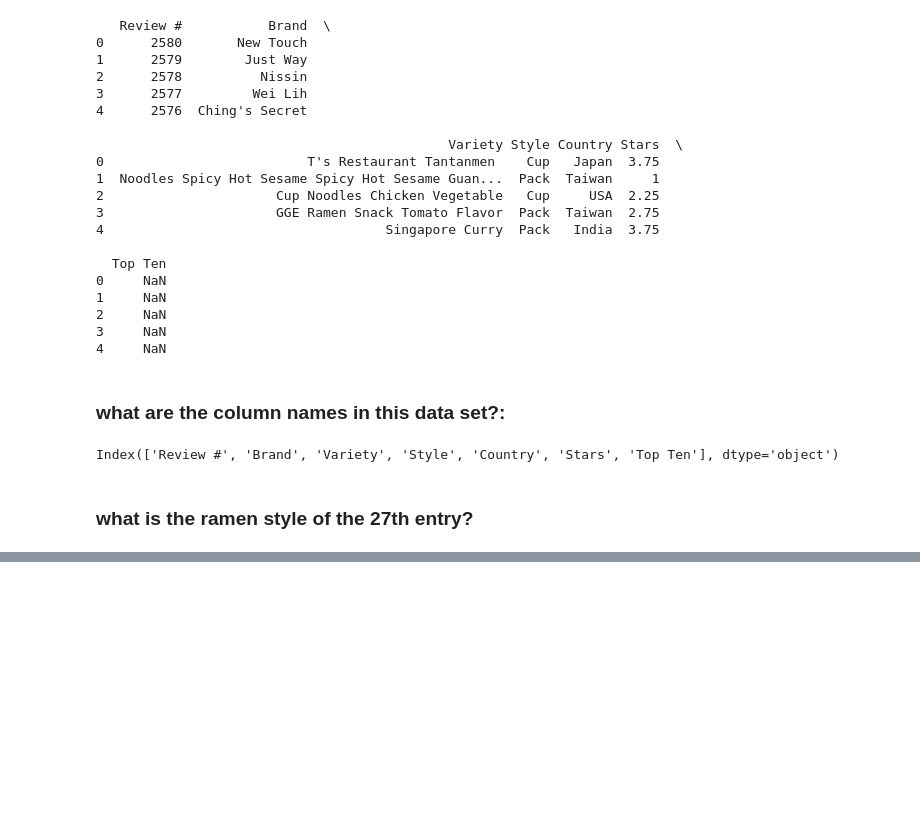
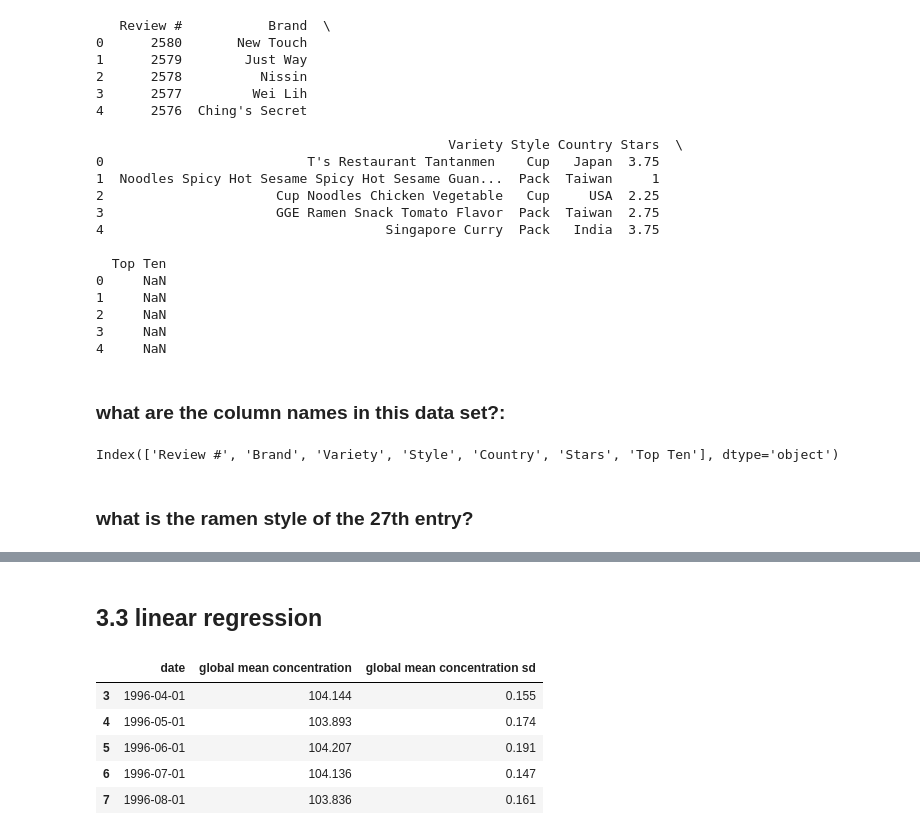
Before and after one commit to maddyszanto/pythondecal, a Jupyter notebook: homework11/homework11.ipynb, the cells around one changed output, grey strips where cells are left out. Saved outputs shown, nothing was run; the diff lists cells and outputs as text; code cells hidden in the pictures; blank space fills up the shorter version.

```diff
--- a/homework11/homework11.ipynb
+++ b/homework11/homework11.ipynb
@@ -75,0 +148,31 @@ Index(['Review #', 'Brand', 'Variety', 'Style', 'Country', 'Stars', 'Top Ten'],
+# %% [markdown]
+## 3.3 linear regression
+# %%
+from astropy.table import Table
+
+table = Table.read("global_CCl4_MM.dat", comment="#", format="ascii")
+
+df_cc = table.to_pandas()
+
+df_cc["date"] = pd.to_datetime(
+    dict(year=df_cc["CCl4ottoyr"], month=df_cc["CCl4ottomon"], day=1)
+)
+
+df_cc = df_cc.rename(
+    columns={
+        "CCl4ottoGLm": "global mean concentration",
+        "CCl4ottoGLsd": "global mean concentration sd",
+    }
+)
+
+df_cc_small = df_cc[["date", "global mean concentration", "global mean concentration sd"]]
+df_cc_small = df_cc_small.dropna()
+
+df_cc_small.head()
+# %% [output]
+|  | date | global mean concentration | global mean concentration sd |
+| 3 | 1996-04-01 | 104.144 | 0.155 |
+| 4 | 1996-05-01 | 103.893 | 0.174 |
+| 5 | 1996-06-01 | 104.207 | 0.191 |
+| 6 | 1996-07-01 | 104.136 | 0.147 |
+| 7 | 1996-08-01 | 103.836 | 0.161 |
```
Also changed, not shown: parts of 18 cells of this notebook.
